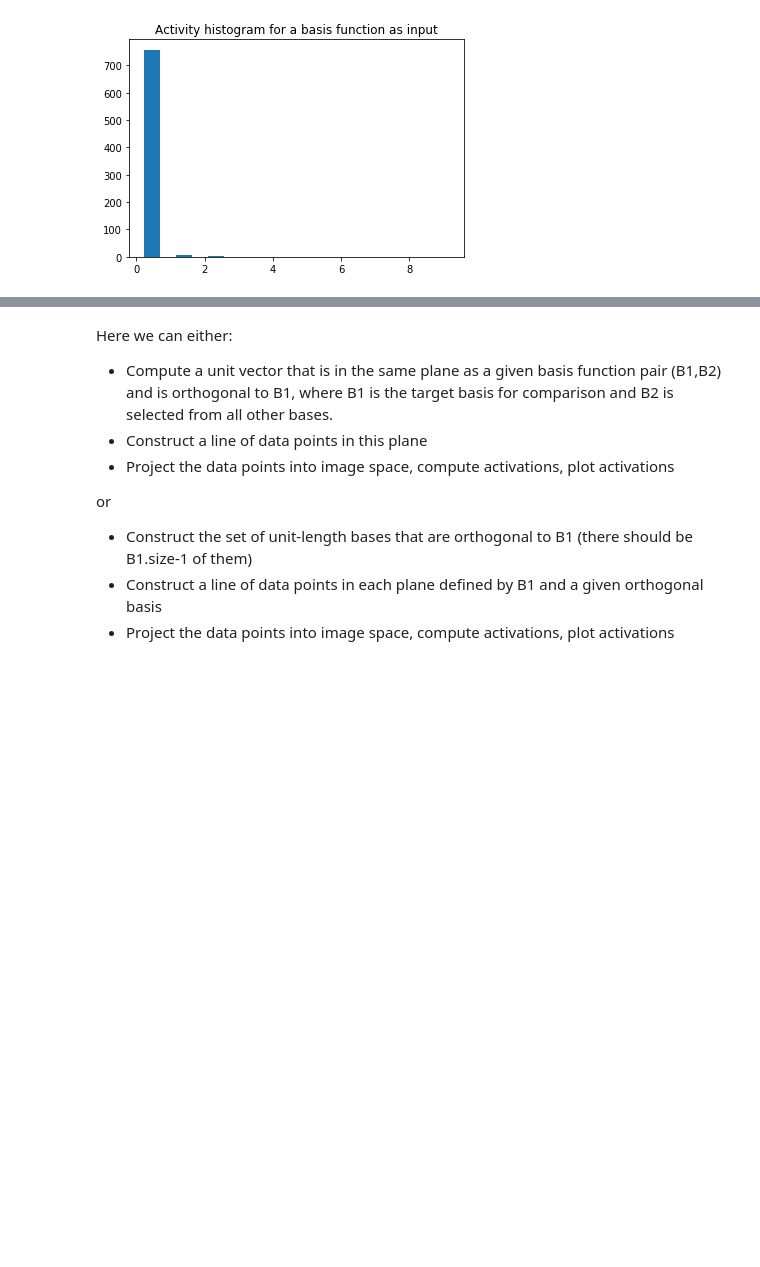
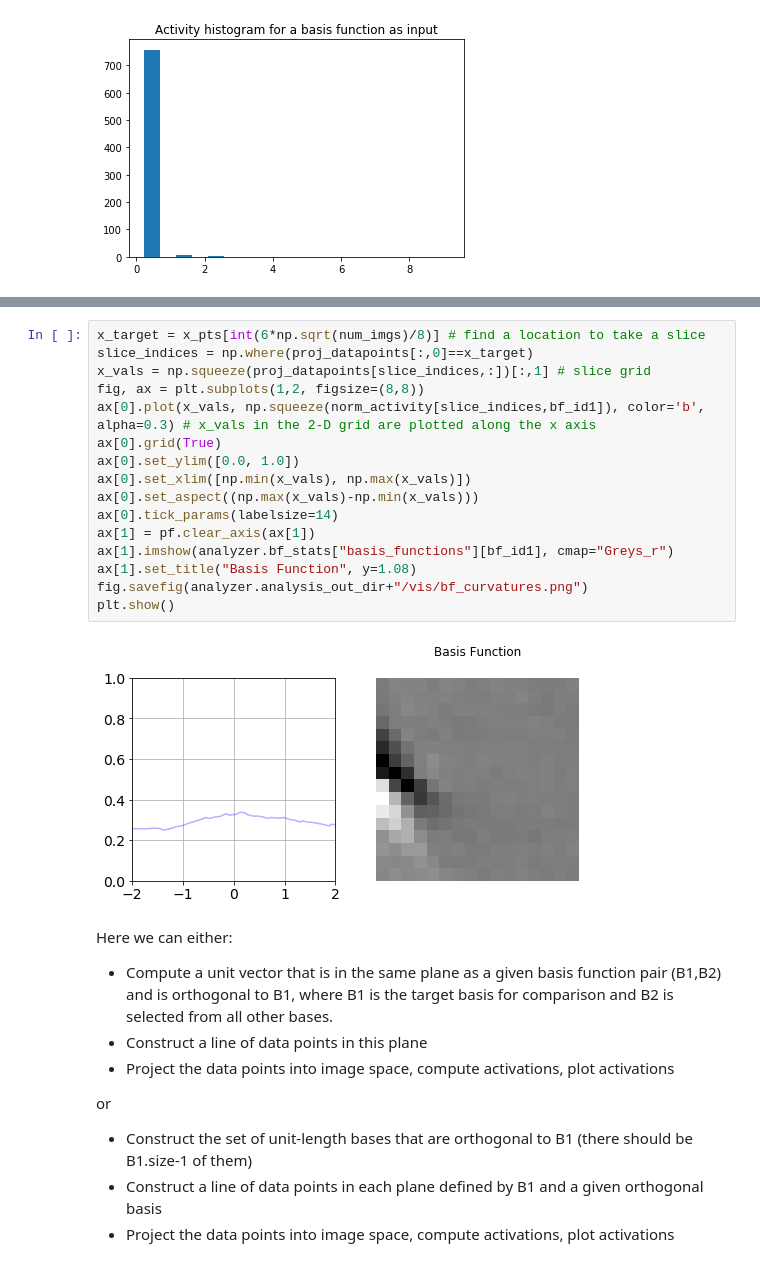
Before and after one commit to dpaiton/DeepSparseCoding, a Jupyter notebook: vis_lca.ipynb, the cells around one changed output, grey strips where cells are left out. Cells and saved outputs as stored; diff of their text form; blank space fills up the shorter version.

```diff
--- a/vis_lca.ipynb
+++ b/vis_lca.ipynb
@@ -241,6 +242,24 @@ fig.savefig(analyzer.analysis_out_dir+"/vis/neuron_response_contours_bf0id"+str(
 plt.show()
 # %% [output]
 [figure]
+# %%
+x_target = x_pts[int(6*np.sqrt(num_imgs)/8)] # find a location to take a slice
+slice_indices = np.where(proj_datapoints[:,0]==x_target)
+x_vals = np.squeeze(proj_datapoints[slice_indices,:])[:,1] # slice grid
+fig, ax = plt.subplots(1,2, figsize=(8,8))
+ax[0].plot(x_vals, np.squeeze(norm_activity[slice_indices,bf_id1]), color='b', alpha=0.3) # x_vals in the 2-D grid are plotted along the x axis
+ax[0].grid(True)
+ax[0].set_ylim([0.0, 1.0])
+ax[0].set_xlim([np.min(x_vals), np.max(x_vals)])
+ax[0].set_aspect((np.max(x_vals)-np.min(x_vals)))
+ax[0].tick_params(labelsize=14)
+ax[1] = pf.clear_axis(ax[1])
+ax[1].imshow(analyzer.bf_stats["basis_functions"][bf_id1], cmap="Greys_r")
+ax[1].set_title("Basis Function", y=1.08)
+fig.savefig(analyzer.analysis_out_dir+"/vis/bf_curvatures.png")
+plt.show()
+# %% [output]
+[figure, added]
 # %% [markdown]
 Here we can either:
   * Compute a unit vector that is in the same plane as a given basis function pair (B1,B2) and is orthogonal to B1, where B1 is the target basis for comparison and B2 is selected from all other bases.
```
Also changed, not shown: parts of 5 cells of this notebook.
